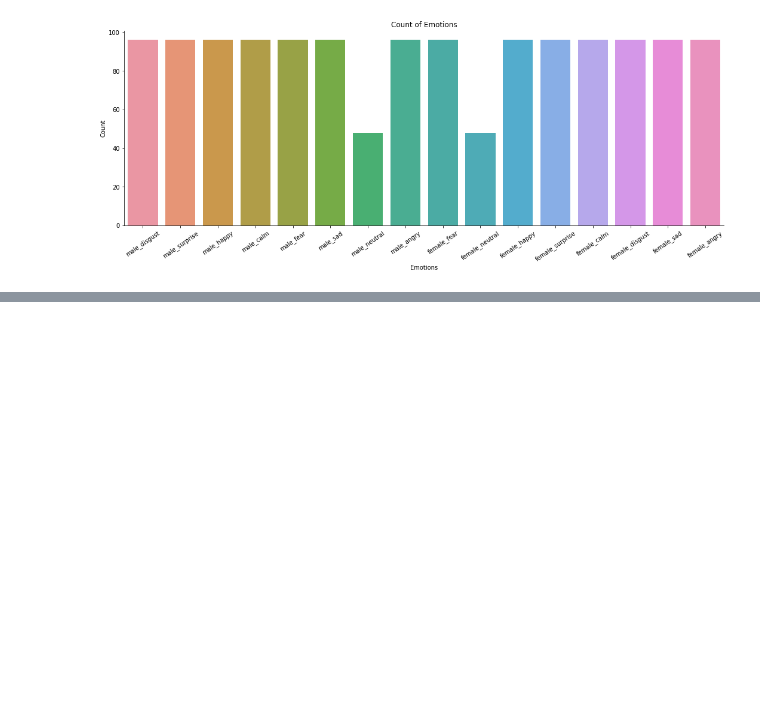
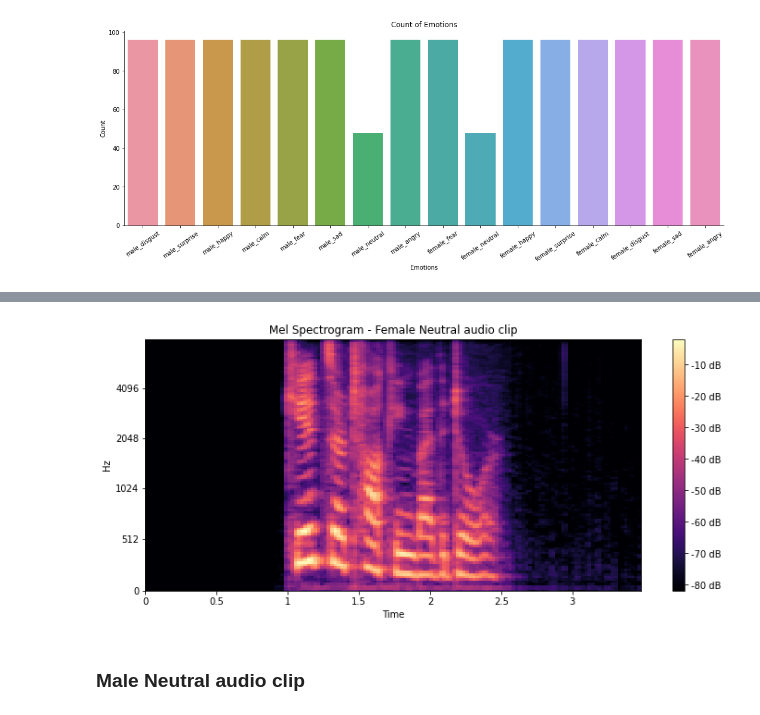
Before and after one commit to Rajesh1505/Speech_Emotion_Recognition_Rajesh_Kumar_Patel-Capstone_Project, a Jupyter notebook: Speech_Emotion_Recognition.ipynb, the cells around one changed output, grey strips where cells are left out. Drawn from its saved outputs; the diff is of its cells as text; code cells hidden in the pictures; blank space fills up the shorter version.

```diff
--- a/Speech_Emotion_Recognition.ipynb
+++ b/Speech_Emotion_Recognition.ipynb
@@ -122,0 +148,13 @@ plt.show()
+# %%
+# Plot log mel spectrogram
+plt.figure(figsize=(12, 5))
+spectrogram = librosa.feature.melspectrogram(y=data, sr=sr, n_mels=128,fmax=8000)
+spectrogram = librosa.power_to_db(spectrogram)
+librosa.display.specshow(spectrogram, y_axis='mel', fmax=8000, x_axis='time')
+plt.title('Mel Spectrogram - Female Neutral audio clip')
+plt.colorbar(format='%+2.0f dB')
+plt.show()
+# %% [output]
+[figure, added]
+# %% [markdown]
+### Male Neutral audio clip
```
Also changed, not shown: parts of 24 cells of this notebook.
